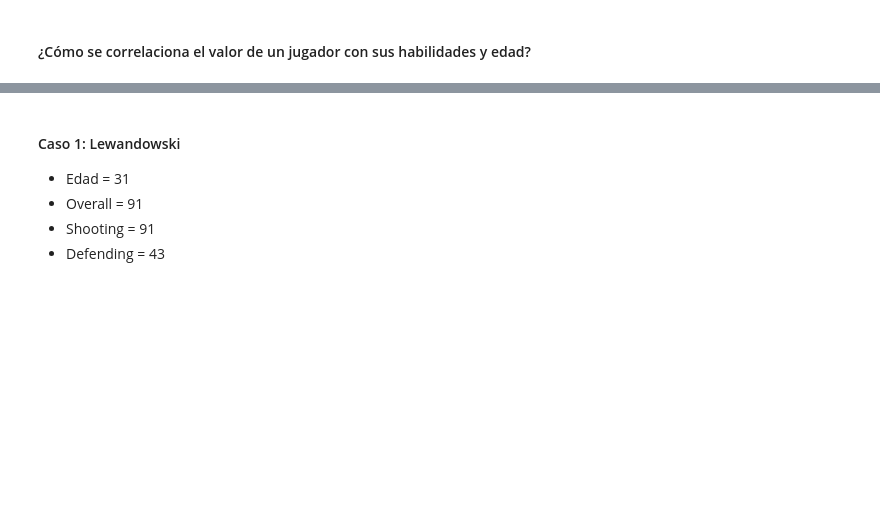
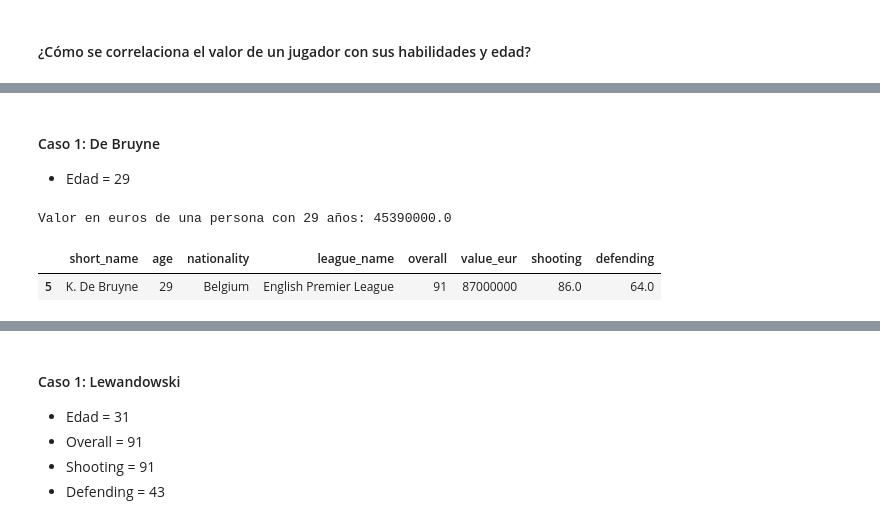
Before and after one commit to alaraav1401/visualizacion_datos, a Jupyter notebook: SituacionProblema2_a00828353.ipynb, the cells around one changed output, grey strips where cells are left out. Cells and saved outputs as stored; diff of their text form; code cells hidden in the pictures; blank space fills up the shorter version.

```diff
--- a/SituacionProblema2_a00828353.ipynb
+++ b/SituacionProblema2_a00828353.ipynb
@@ -169,0 +198,10 @@ from sklearn import linear_model
+# %% [markdown]
+#### Caso 1: De Bruyne
+* Edad = 29
+# %%
+print('Valor en euros de una persona con 29 años:',1.176e+08 - 2.49e+06*29)
+df.loc[df['short_name']=='K. De Bruyne', :]
+# %% [output]
+Valor en euros de una persona con 29 años: 45390000.0
+|  | short_name | age | nationality | league_name | overall | value_eur | shooting | defending |
+| 5 | K. De Bruyne | 29 | Belgium | English Premier League | 91 | 87000000 | 86.0 | 64.0 |
```
Also changed, not shown: parts of 11 cells of this notebook.
